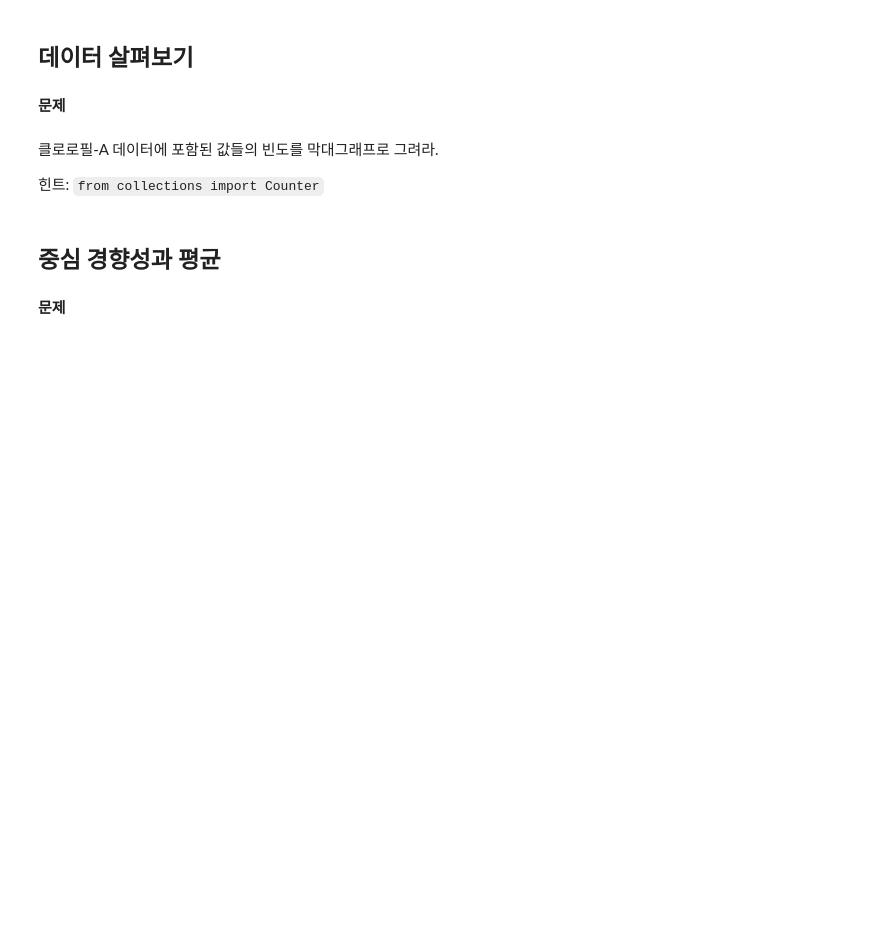
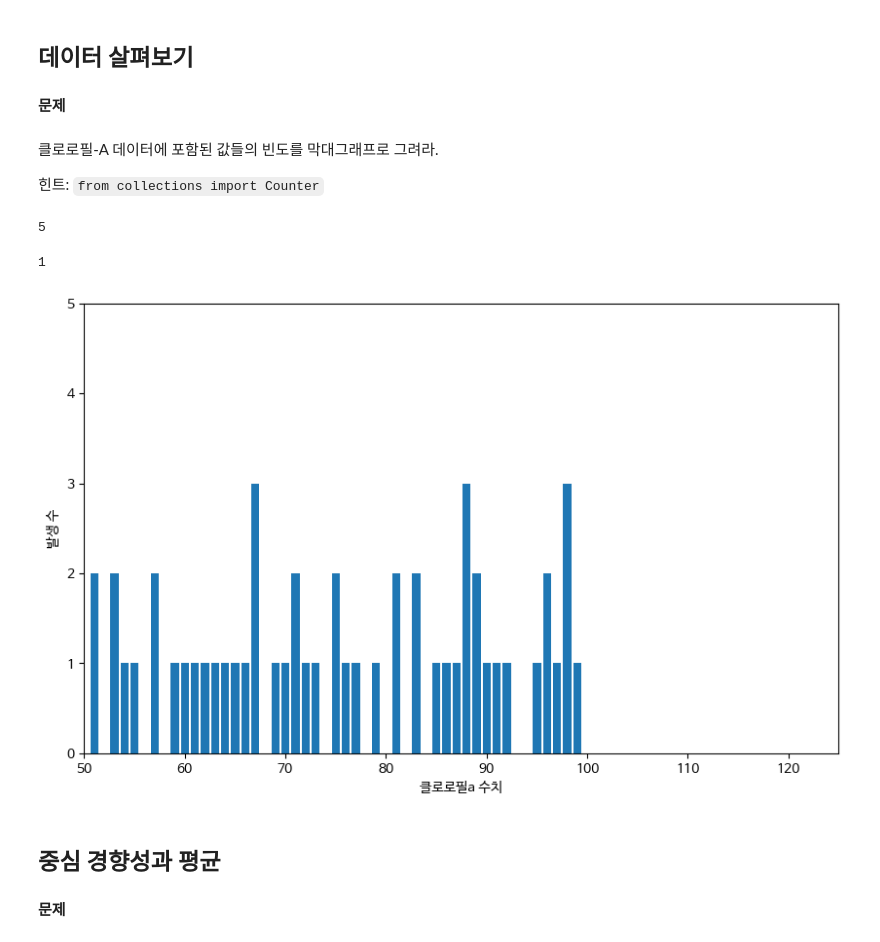
Before and after one commit to doxxeon/Biomedical_AI_Train, a Jupyter notebook: Numpy/practice_from_scratch_2.ipynb, the cells around one changed output. Cells and saved outputs as stored; diff of their text form; code cells hidden in the pictures; blank space fills up the shorter version.

```diff
--- a/Numpy/practice_from_scratch_2.ipynb
+++ b/Numpy/practice_from_scratch_2.ipynb
@@ -104,6 +132,32 @@ flow = [25, 25, 24, 24, 22, 22, 21, 21, 20, 20,
 클로로필-A 데이터에 포함된 값들의 빈도를 막대그래프로 그려라.
 
 힌트: `from collections import Counter`
+# %%
+from collections import Counter
+
+xs = range(101)
+
+chla_counts = Counter(chl_a)
+ys = [chla_counts[x] for x in xs]
+# %%
+max(chla_counts.values())
+# %% [output]
+5
+# %%
+min(chla_counts.values())
+# %% [output]
+1
+# %%
+# 막대그래프 그리기
+plt.bar(xs, ys)
+
+# 그래프 설정
+plt.axis([50, 125, 0, 5])        # x축은 0부터 100까지, y축은 0부터 25까지 눈금 사용
+plt.xlabel("클로로필a 수치")     # x축 눈금 설명
+plt.ylabel("발생 수")            # y축 눈금 설명
+plt.show()
+# %% [output]
+[figure, added]
 # %% [markdown]
 ## 중심 경향성과 평균
 # %% [markdown]
```
Also changed, not shown: parts of 91 cells of this notebook, 21 other files.
